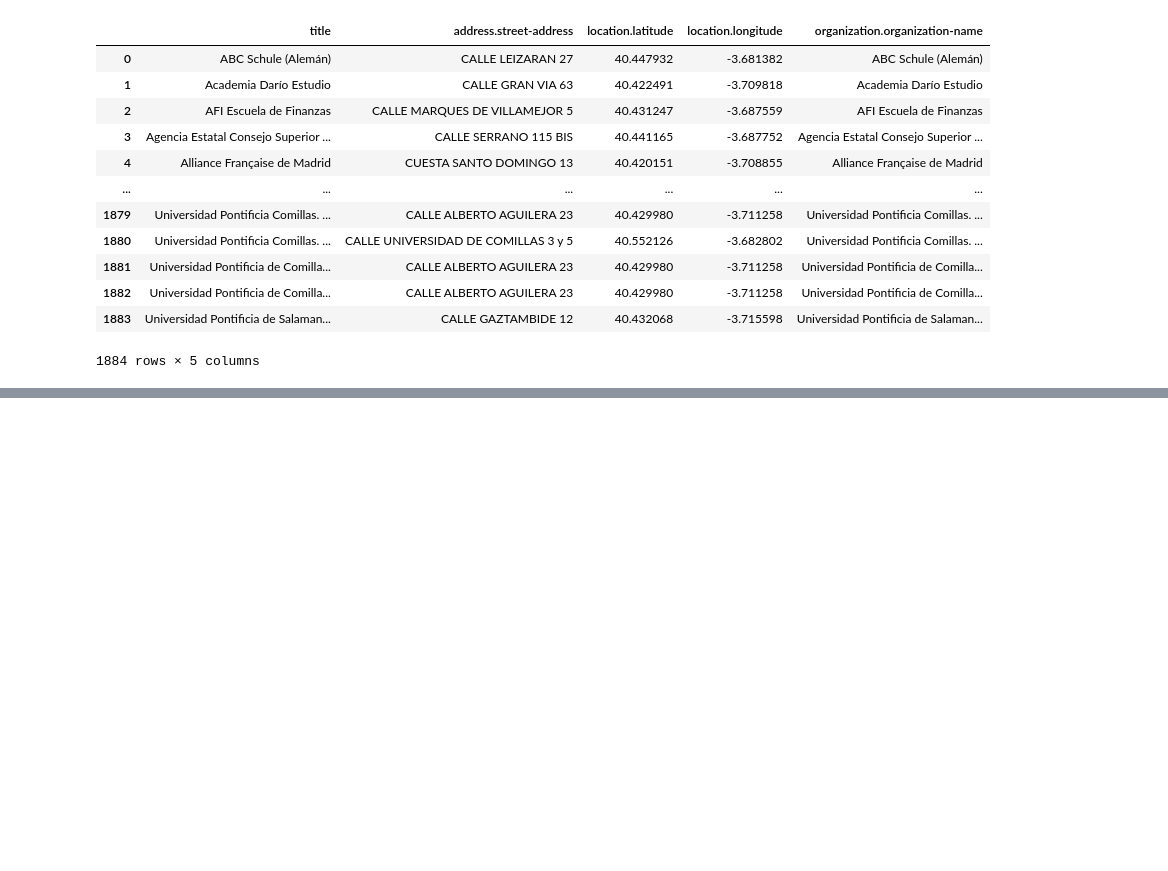
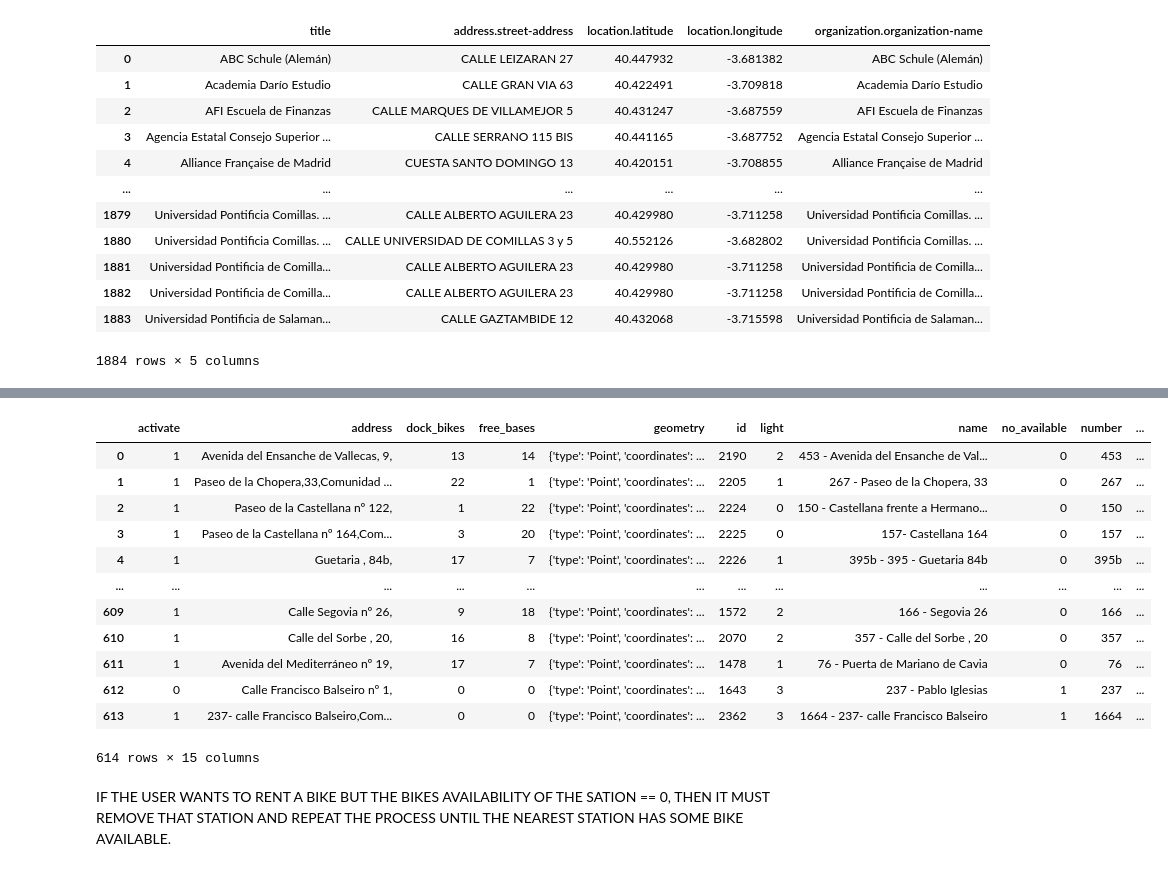
Before and after one commit to silviluliuma/ih_datamadpt0923_project_m1, a Jupyter notebook: notebooks/dev_notebook_.ipynb, the cells around one changed output, grey strips where cells are left out. Cells and saved outputs as stored; diff of their text form; code cells hidden in the pictures; blank space fills up the shorter version.

```diff
--- a/notebooks/dev_notebook_.ipynb
+++ b/notebooks/dev_notebook_.ipynb
@@ -279,0 +307,8 @@ nearest_bicipark()
+# %%
+def get_available_bikes():
+    load_dotenv('../.env')
+    token = os.environ.get("access_token")
+    url = f"https://openapi.emtmadrid.es/v3/transport/bicimad/stations/"
+    headers = {"accessToken" : token}
+    response = requests.get(url, headers = headers).json()
+    return response
@@ -279,0 +317,22 @@ nearest_bicipark()
+# %%
+data_bikes = get_available_bikes()
+bicimad_real_time = pd.DataFrame(get_available_bikes()["data"])
+# %%
+bicimad_real_time[["longitude", "latitude"]] = bicimad_real_time["geometry"].apply(lambda x: pd.Series(x["coordinates"]))
+# %%
+bicimad_real_time = bicimad_real_time.drop(["geofence", "integrator", "reservations_count", "tipo_estacionPBSC", "virtual_bikes", "virtual_bikes_num", "code_district", "code_suburb", "bikesGo"], axis = 1)
+bicimad_real_time
+# %% [output]
+|  | activate | address | dock_bikes | free_bases | geometry | id | light | name | no_available | number | ... |
+| 0 | 1 | Avenida del Ensanche de Vallecas, 9, | 13 | 14 | {'type': 'Point', 'coordinates': ... | 2190 | 2 | 453 - Avenida del Ensanche de Val... | 0 | 453 | ... |
+| 1 | 1 | Paseo de la Chopera,33,Comunidad ... | 22 | 1 | {'type': 'Point', 'coordinates': ... | 2205 | 1 | 267 - Paseo de la Chopera, 33 | 0 | 267 | ... |
+| 2 | 1 | Paseo de la Castellana nº 122, | 1 | 22 | {'type': 'Point', 'coordinates': ... | 2224 | 0 | 150 - Castellana frente a Hermano... | 0 | 150 | ... |
+| 3 | 1 | Paseo de la Castellana nº 164,Com... | 3 | 20 | {'type': 'Point', 'coordinates': ... | 2225 | 0 | 157- Castellana 164 | 0 | 157 | ... |
+| 4 | 1 | Guetaria , 84b, | 17 | 7 | {'type': 'Point', 'coordinates': ... | 2226 | 1 | 395b - 395 - Guetaria 84b | 0 | 395b | ... |
+| ... | ... | ... | ... | ... | ... | ... | ... | ... | ... | ... | ... |
+| 609 | 1 | Calle Segovia nº 26, | 9 | 18 | {'type': 'Point', 'coordinates': ... | 1572 | 2 | 166 - Segovia 26 | 0 | 166 | ... |
+| 610 | 1 | Calle del Sorbe , 20, | 16 | 8 | {'type': 'Point', 'coordinates': ... | 2070 | 2 | 357 - Calle del Sorbe , 20 | 0 | 357 | ... |
+| 611 | 1 | Avenida del Mediterráneo nº 19, | 17 | 7 | {'type': 'Point', 'coordinates': ... | 1478 | 1 | 76 - Puerta de Mariano de Cavia | 0 | 76 | ... |
+| 612 | 0 | Calle Francisco Balseiro nº 1, | 0 | 0 | {'type': 'Point', 'coordinates': ... | 1643 | 3 | 237 - Pablo Iglesias | 1 | 237 | ... |
+| 613 | 1 | 237- calle Francisco Balseiro,Com... | 0 | 0 | {'type': 'Point', 'coordinates': ... | 2362 | 3 | 1664 - 237- calle Francisco Balseiro | 1 | 1664 | ... |
+614 rows × 15 columns
@@ -279,0 +380,2 @@ nearest_bicipark()
+# %% [markdown]
+IF THE USER WANTS TO RENT A BIKE BUT THE BIKES AVAILABILITY OF THE SATION == 0, THEN IT MUST REMOVE THAT STATION AND REPEAT THE PROCESS UNTIL THE NEAREST STATION HAS SOME BIKE AVAILABLE.
```
Also changed, not shown: parts of 24 cells of this notebook, 9 other files.
